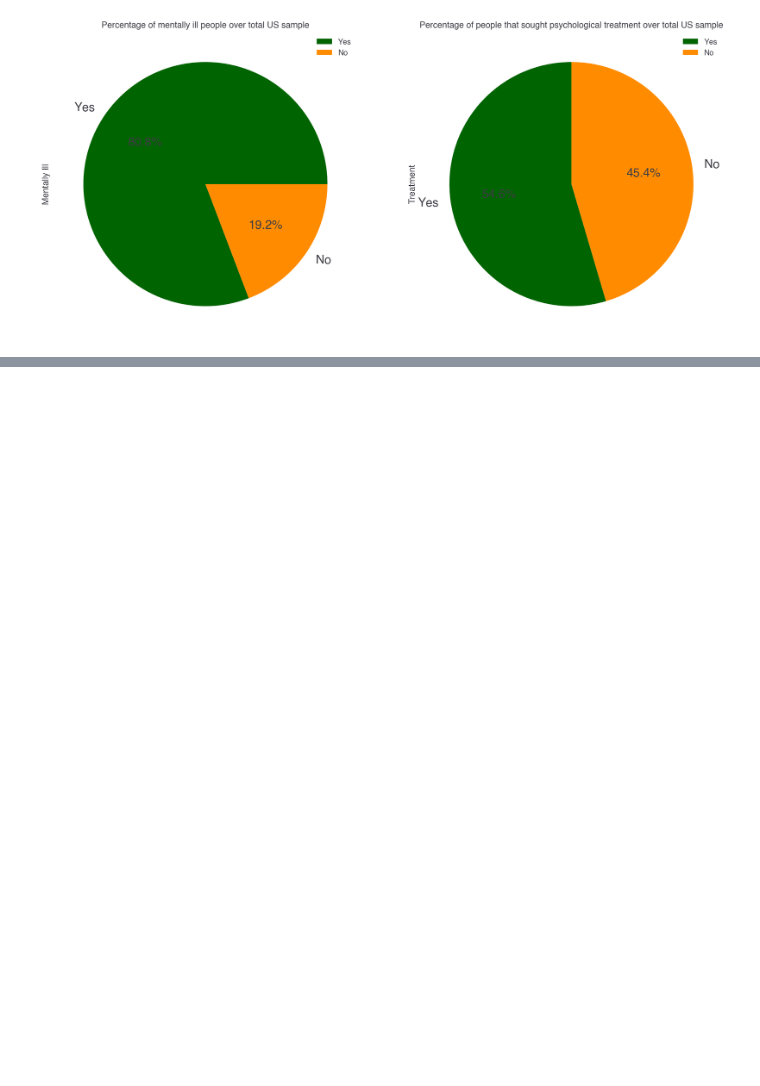
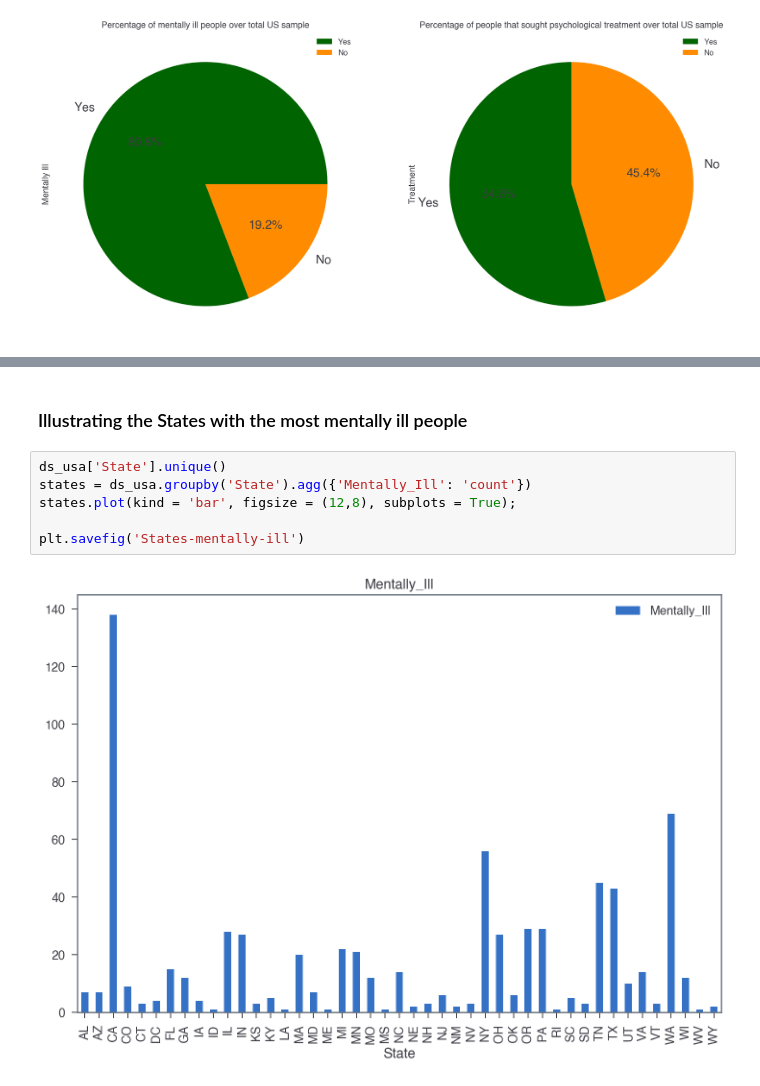
Before and after one commit to chriszapp/data-squad-32_EDA, a Jupyter notebook: Mental Health in Tech Survey.ipynb, the cells around one changed output, grey strips where cells are left out. Saved outputs shown, nothing was run; the diff lists cells and outputs as text; blank space fills up the shorter version.

```diff
--- a/Mental Health in Tech Survey.ipynb
+++ b/Mental Health in Tech Survey.ipynb
@@ -365,0 +469,10 @@ ds_usa.describe().round(3)
+# %% [markdown]
+### Illustrating the States with the most mentally ill people
+# %%
+ds_usa['State'].unique()
+states = ds_usa.groupby('State').agg({'Mentally_Ill': 'count'})
+states.plot(kind = 'bar', figsize = (12,8), subplots = True);
+
+plt.savefig('States-mentally-ill')
+# %% [output]
+[figure, added]
```
Also changed, not shown: parts of 14 cells of this notebook, 4 other files.
